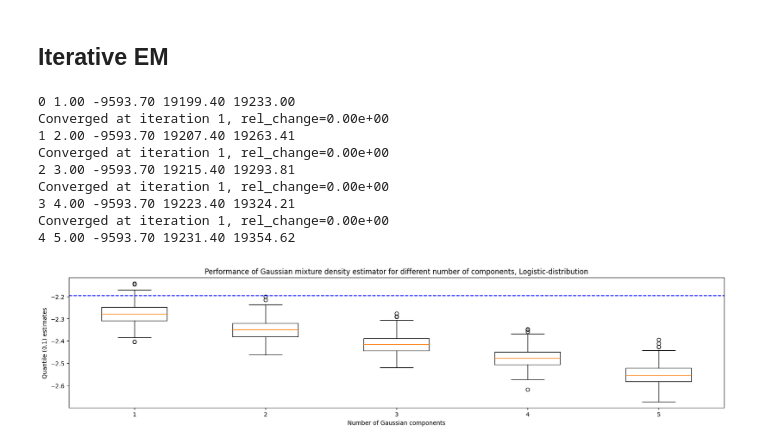
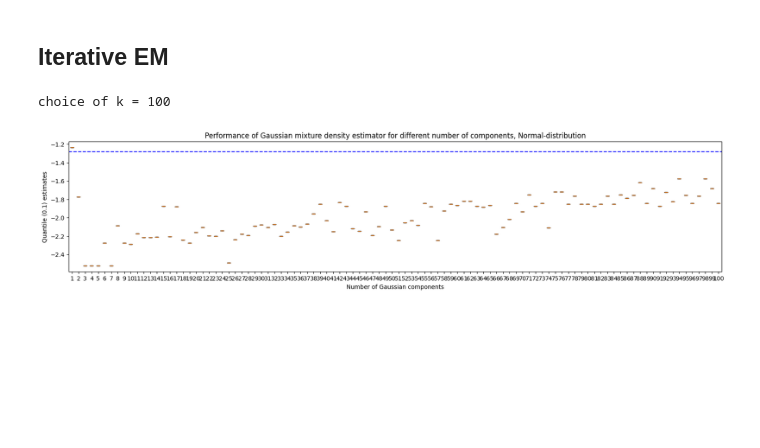
Before and after one commit to huimin-hu-stat/MAR, a Jupyter notebook: simulation.ipynb, the cells around one changed output. Drawn from its saved outputs; the diff is of its cells as text; code cells hidden in the pictures; blank space fills up the shorter version.

```diff
--- a/simulation.ipynb
+++ b/simulation.ipynb
@@ -40,31 +52,22 @@ n_mc = 500
 n_samples = 2000
 # %%
 gmm = GMM(X, M, cov_type)
-mu, sigma, pi, kk, q, loglik, aic, bic = gmm.iterEM(n_k, start, step, n_mc, n_samples)
+mu, sigma, pi, kk, q_x1, corr, loglik, aic, bic = gmm.iterEM(n_k, start, step, n_mc, n_samples, criterion='aic')
+
+#Plot
+positions = np.array(kk)
+plt.figure(figsize=(20, 4))
+plt.boxplot(q_x1.T, positions=positions)
+
+plt.axhline(y=norm.ppf(0.1), color='blue', linestyle='--')
+plt.xlabel("Number of Gaussian components")
+plt.ylabel("Quantile (0.1) estimates of X1")
+plt.xticks(positions, positions.astype(int))
+plt.title(f'Performance of Gaussian mixture density estimator for different number of components, {dist}-distribution')
+plt.show()
 # %% [output]
-0 1.00 -9593.70 19199.40 19233.00
-Converged at iteration 1, rel_change=0.00e+00
-1 2.00 -9593.70 19207.40 19263.41
-Converged at iteration 1, rel_change=0.00e+00
-2 3.00 -9593.70 19215.40 19293.81
-Converged at iteration 1, rel_change=0.00e+00
-3 4.00 -9593.70 19223.40 19324.21
-Converged at iteration 1, rel_change=0.00e+00
-4 5.00 -9593.70 19231.40 19354.62
+choice of k = 100
+[figure, added]
-# %%
-positions = np.array(kk)
-
-plt.figure(figsize=(20, 4))
-plt.boxplot(q.T, positions=positions)
-
-plt.axhline(y=true_quantile(dist), color='blue', linestyle='--')
-plt.xlabel("Number of Gaussian components")
-plt.ylabel("Quantile (0.1) estimates")
-plt.xticks(positions, positions.astype(int))
-plt.title(f'Performance of Gaussian mixture density estimator for different number of components, {dist}-distribution')
-plt.show()
-# %% [output]
-[figure, removed]
 # %%
 fig, axs = plt.subplots(1, 3, figsize=(12, 4))
 
```
Also changed, not shown: parts of 8 cells of this notebook, 3 other files.
